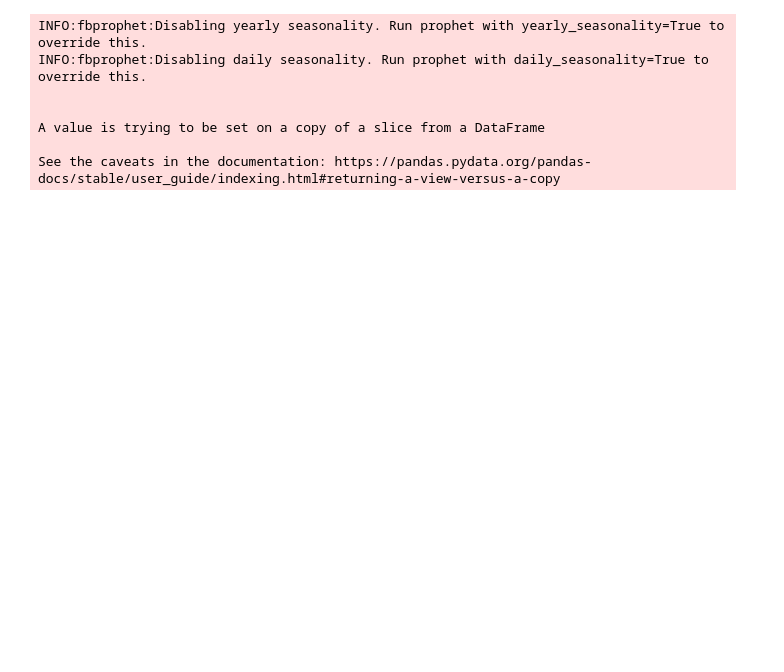
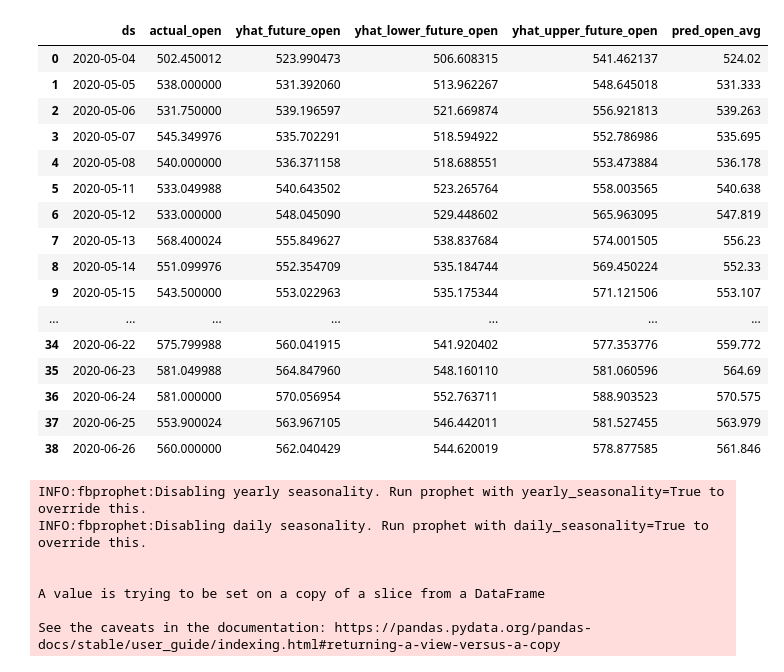
Before and after one commit to kiranbeethoju/Stock-Market-Forecast, a Jupyter notebook: stock_predictions_data.ipynb, the cells around one changed output. Cells and saved outputs as stored; diff of their text form; code cells hidden in the pictures; blank space fills up the shorter version.

```diff
--- a/stock_predictions_data.ipynb
+++ b/stock_predictions_data.ipynb
@@ -134,6 +134,26 @@ def run(df):
 
   fig.show()
   return mixed
+# %%
+a
+# %% [output]
+|  | ds | actual_open | yhat_future_open | yhat_lower_future_open | yhat_upper_future_open | pred_open_avg |
+| 0 | 2020-05-04 | 502.450012 | 523.990473 | 506.608315 | 541.462137 | 524.02 |
+| 1 | 2020-05-05 | 538.000000 | 531.392060 | 513.962267 | 548.645018 | 531.333 |
+| 2 | 2020-05-06 | 531.750000 | 539.196597 | 521.669874 | 556.921813 | 539.263 |
+| 3 | 2020-05-07 | 545.349976 | 535.702291 | 518.594922 | 552.786986 | 535.695 |
+| 4 | 2020-05-08 | 540.000000 | 536.371158 | 518.688551 | 553.473884 | 536.178 |
+| 5 | 2020-05-11 | 533.049988 | 540.643502 | 523.265764 | 558.003565 | 540.638 |
+| 6 | 2020-05-12 | 533.000000 | 548.045090 | 529.448602 | 565.963095 | 547.819 |
+| 7 | 2020-05-13 | 568.400024 | 555.849627 | 538.837684 | 574.001505 | 556.23 |
+| 8 | 2020-05-14 | 551.099976 | 552.354709 | 535.184744 | 569.450224 | 552.33 |
+| 9 | 2020-05-15 | 543.500000 | 553.022963 | 535.175344 | 571.121506 | 553.107 |
+| ... | ... | ... | ... | ... | ... | ... |
+| 34 | 2020-06-22 | 575.799988 | 560.041915 | 541.920402 | 577.353776 | 559.772 |
+| 35 | 2020-06-23 | 581.049988 | 564.847960 | 548.160110 | 581.060596 | 564.69 |
+| 36 | 2020-06-24 | 581.000000 | 570.056954 | 552.763711 | 588.903523 | 570.575 |
+| 37 | 2020-06-25 | 553.900024 | 563.967105 | 546.442011 | 581.527455 | 563.979 |
+| 38 | 2020-06-26 | 560.000000 | 562.040429 | 544.620019 | 578.877585 | 561.846 |
 # %%
 a = run(open)
 b = run(close)
```
Also changed, not shown: parts of 7 cells of this notebook.
